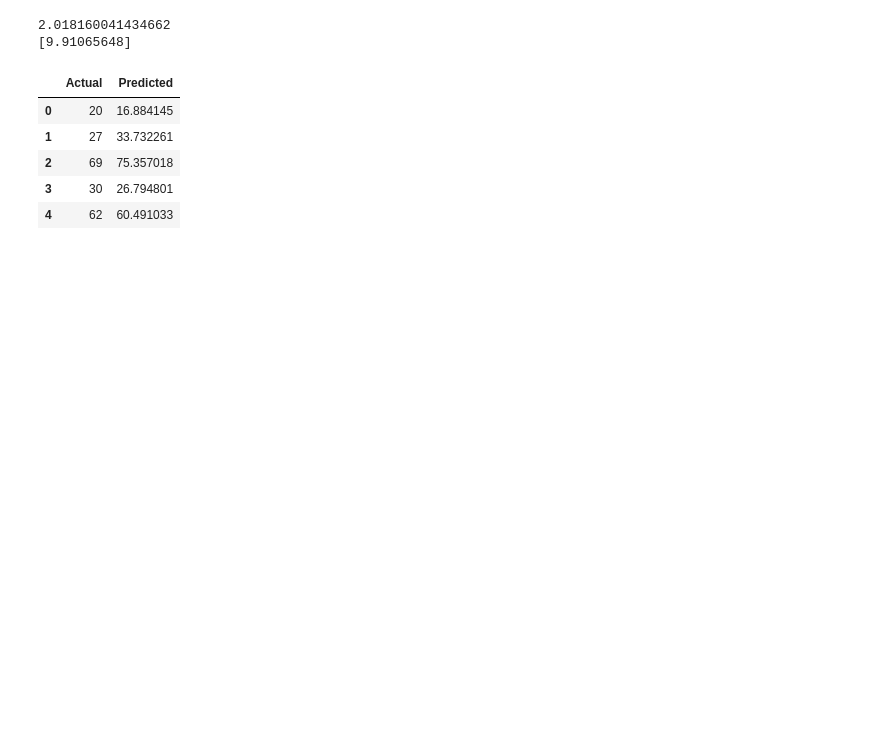
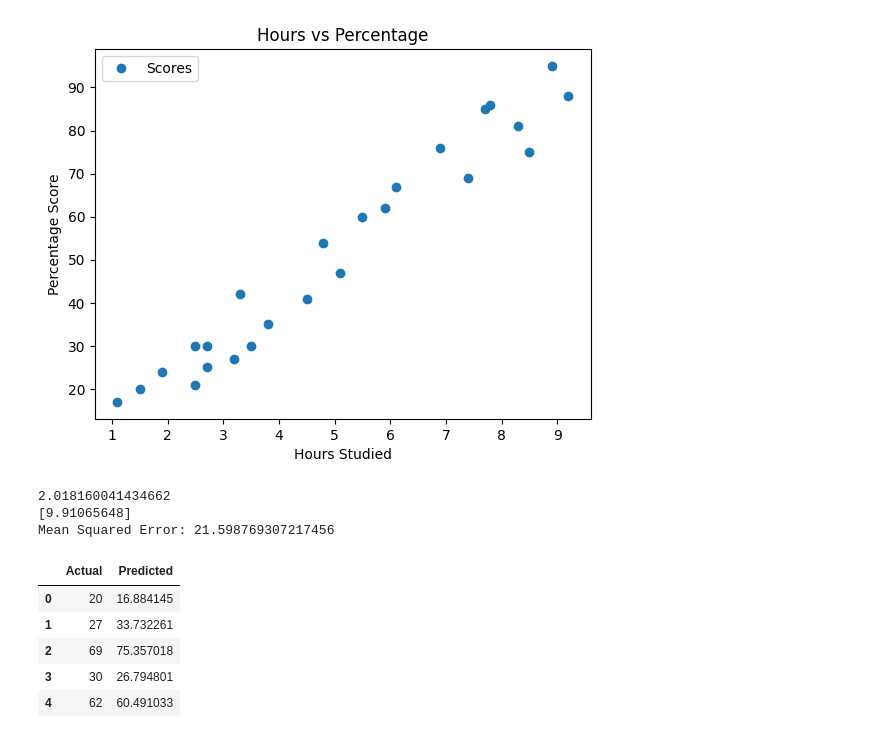
Before and after one commit to Saif-Al-Sayam/30-06-2025, a Jupyter notebook: linearRegressionLab4.ipynb, the cells around one changed output. Drawn from its saved outputs; the diff is of its cells as text; code cells hidden in the pictures; blank space fills up the shorter version.

```diff
--- a/linearRegressionLab4.ipynb
+++ b/linearRegressionLab4.ipynb
@@ -3,38 +3,44 @@
 # %%
 import pandas as pd
 import numpy as np
 import matplotlib.pyplot as plt
 %matplotlib inline
 
 dataset = pd.read_csv('https://raw.githubusercontent.com/Saif-Al-Sayam/30-06-2025/refs/heads/main/student_scores.csv')
-# dataset.head()
+dataset.head()
 
-# dataset.plot(x='Hours', y='Scores', style='o')
-# plt.title('Hours vs Percentage')
-# plt.xlabel('Hours Studied')
-# plt.ylabel('Percentage Score')
-# plt.show()
+dataset.plot(x='Hours', y='Scores', style='o')
+plt.title('Hours vs Percentage')
+plt.xlabel('Hours Studied')
+plt.ylabel('Percentage Score')
+plt.show()
 
 X = dataset.iloc[:, :-1]. values #all column except the last is "X"
 y = dataset.iloc[:, 1]. values # last column is y
 from sklearn.model_selection import train_test_split
 X_train , X_test , y_train , y_test = train_test_split(X, y, test_size =0.2, random_state =0) # use 20% data for testing and others for training
 
 # train the algorithm
 from sklearn.linear_model import LinearRegression
 regressor = LinearRegression ()
 regressor.fit(X_train , y_train)
 
 print(regressor.intercept_)
 print(regressor.coef_)
 
+# error
+from sklearn import metrics
+print('Mean Squared Error:', metrics.mean_squared_error(y_test , y_pred))
+
 # test
 y_pred = regressor.predict(X_test)
 df = pd.DataFrame ({'Actual': y_test , 'Predicted': y_pred})
 df.head()
 # %% [output]
+[figure, added]
 2.018160041434662
 [9.91065648]
+Mean Squared Error: 21.598769307217456
 |  | Actual | Predicted |
 | 0 | 20 | 16.884145 |
 | 1 | 27 | 33.732261 |
```
